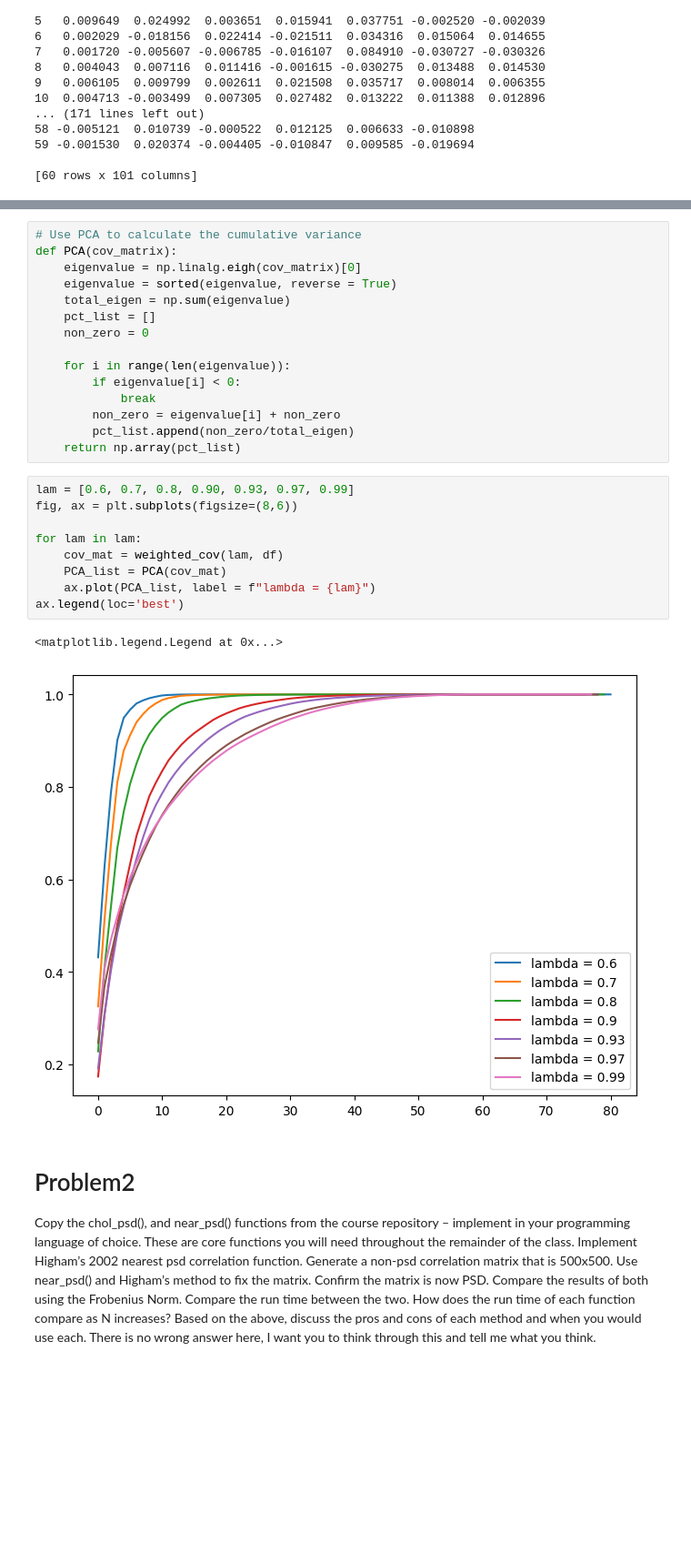
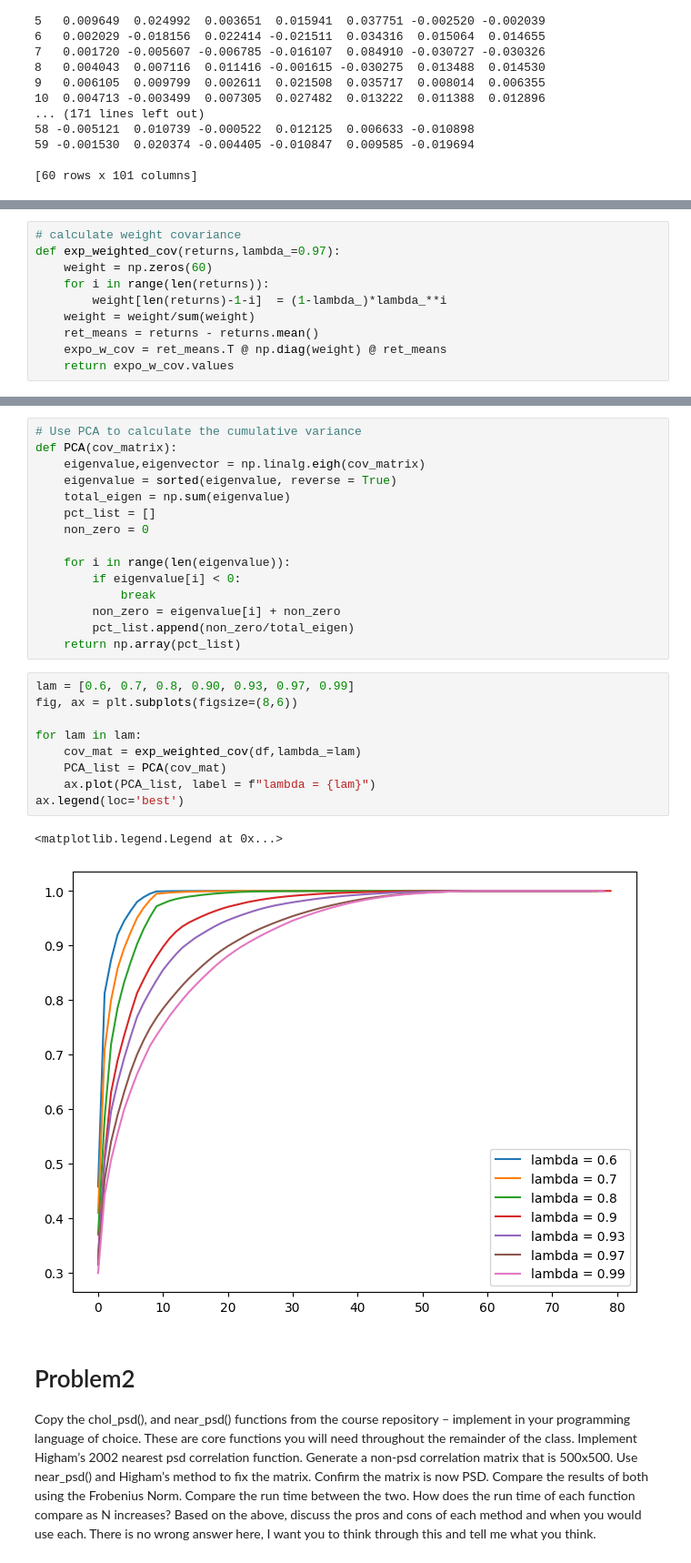
Before and after one commit to meijinghou/meijing-hou-545, a Jupyter notebook: Week03/Assignment2.ipynb, the cells around one changed output, grey strips where cells are left out. Shown at 91% size. Drawn from its saved outputs; the diff is of its cells as text; blank space fills up the shorter version.

Commit message:
reverse order of weights

```diff
--- a/Week03/Assignment2.ipynb
+++ b/Week03/Assignment2.ipynb
@@ -64,0 +40,10 @@ def weighted_cov(lamb, df):
+# %%
+# calculate weight covariance
+def exp_weighted_cov(returns,lambda_=0.97):
+    weight = np.zeros(60)
+    for i in range(len(returns)):
+        weight[len(returns)-1-i]  = (1-lambda_)*lambda_**i
+    weight = weight/sum(weight)
+    ret_means = returns - returns.mean()
+    expo_w_cov = ret_means.T @ np.diag(weight) @ ret_means
+    return expo_w_cov.values
@@ -65,7 +67,7 @@ def weighted_cov(lamb, df):
 # %%
 # Use PCA to calculate the cumulative variance
 def PCA(cov_matrix):
-    eigenvalue = np.linalg.eigh(cov_matrix)[0]
+    eigenvalue,eigenvector = np.linalg.eigh(cov_matrix)
     eigenvalue = sorted(eigenvalue, reverse = True)
     total_eigen = np.sum(eigenvalue)
     pct_list = []
@@ -80,15 +82,15 @@ def PCA(cov_matrix):
 # %%
 lam = [0.6, 0.7, 0.8, 0.90, 0.93, 0.97, 0.99]
 fig, ax = plt.subplots(figsize=(8,6))
 
 for lam in lam:
-    cov_mat = weighted_cov(lam, df)
+    cov_mat = exp_weighted_cov(df,lambda_=lam)
     PCA_list = PCA(cov_mat)
     ax.plot(PCA_list, label = f"lambda = {lam}")
 ax.legend(loc='best')
 # %% [output]
 <matplotlib.legend.Legend at 0x...>
-[figure, old version]
+[figure, new version]
 # %% [markdown]
 # Problem2
 
```
Also changed, not shown: parts of 3 cells of this notebook.
